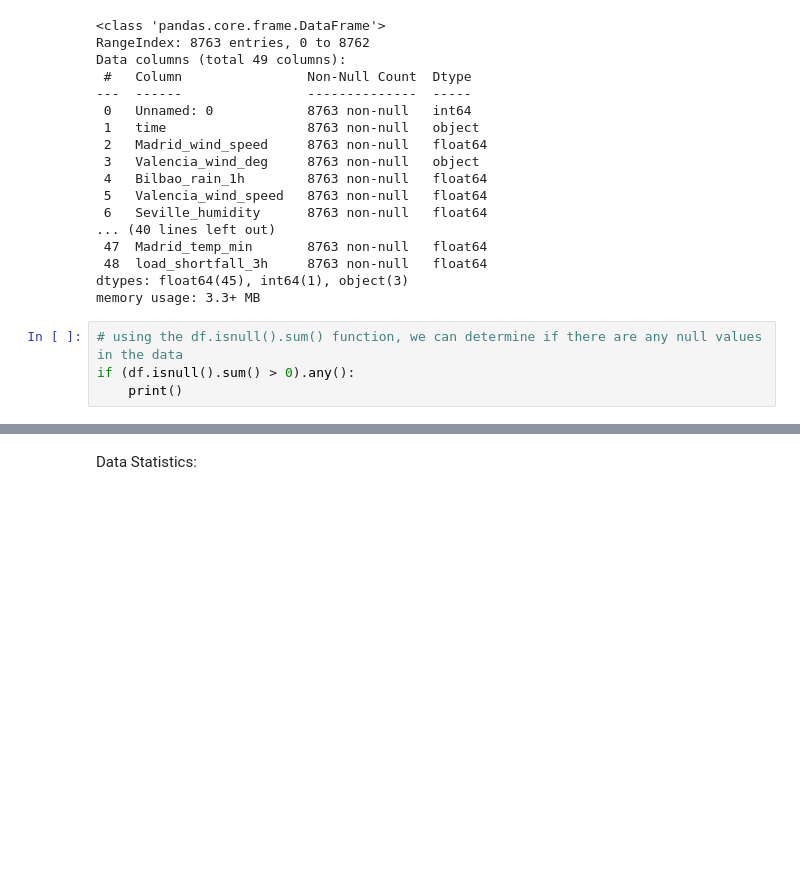
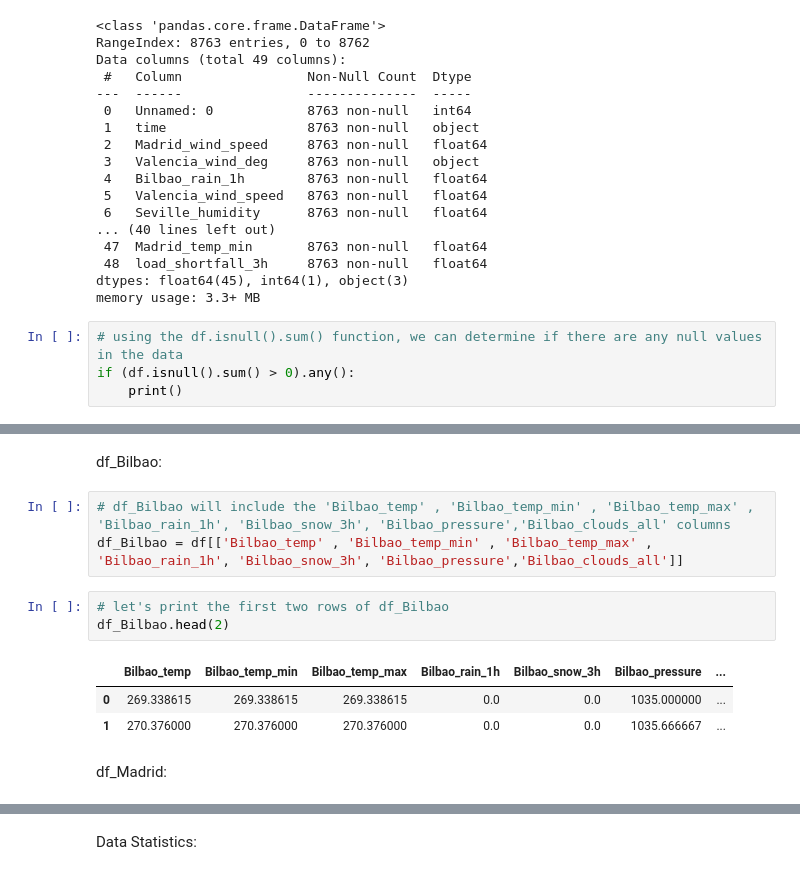
Before and after one commit to PRICILLNDOU/Team-EG3-Regression, a Jupyter notebook: starter-notebook_Christelle.ipynb, the cells around one changed output, grey strips where cells are left out. Saved outputs shown, nothing was run; the diff lists cells and outputs as text; blank space fills up the shorter version.

```diff
--- a/starter-notebook_Christelle.ipynb
+++ b/starter-notebook_Christelle.ipynb
@@ -163,0 +208,14 @@ if (df.isnull().sum() > 0).any():
+# %% [markdown]
+df_Bilbao:
+# %%
+# df_Bilbao will include the 'Bilbao_temp' , 'Bilbao_temp_min' , 'Bilbao_temp_max' , 'Bilbao_rain_1h', 'Bilbao_snow_3h', 'Bilbao_pressure','Bilbao_clouds_all' columns
+df_Bilbao = df[['Bilbao_temp' , 'Bilbao_temp_min' , 'Bilbao_temp_max' , 'Bilbao_rain_1h', 'Bilbao_snow_3h', 'Bilbao_pressure','Bilbao_clouds_all']]
+# %%
+# let's print the first two rows of df_Bilbao
+df_Bilbao.head(2)
+# %% [output]
+|  | Bilbao_temp | Bilbao_temp_min | Bilbao_temp_max | Bilbao_rain_1h | Bilbao_snow_3h | Bilbao_pressure | ... |
+| 0 | 269.338615 | 269.338615 | 269.338615 | 0.0 | 0.0 | 1035.000000 | ... |
+| 1 | 270.376000 | 270.376000 | 270.376000 | 0.0 | 0.0 | 1035.666667 | ... |
+# %% [markdown]
+df_Madrid:
```
Also changed, not shown: parts of 18 cells of this notebook.
